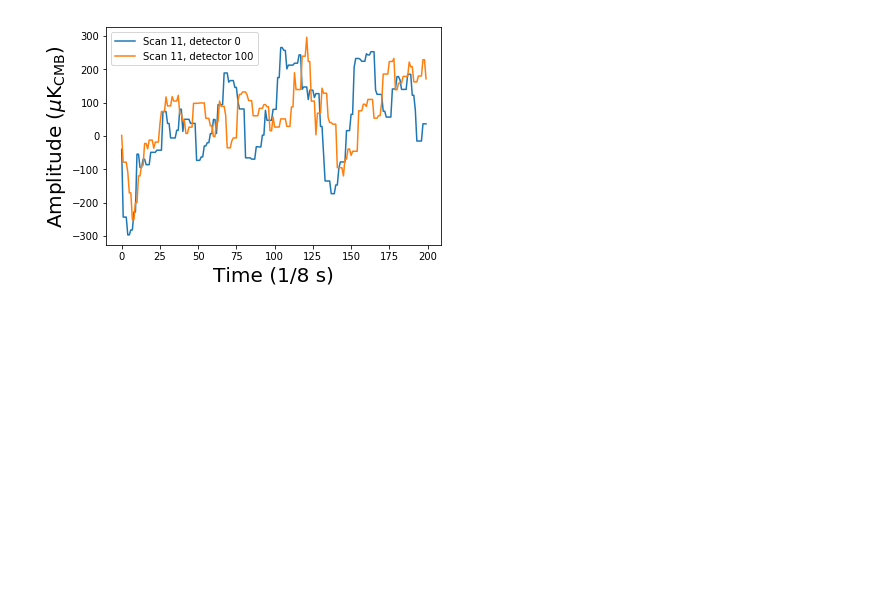
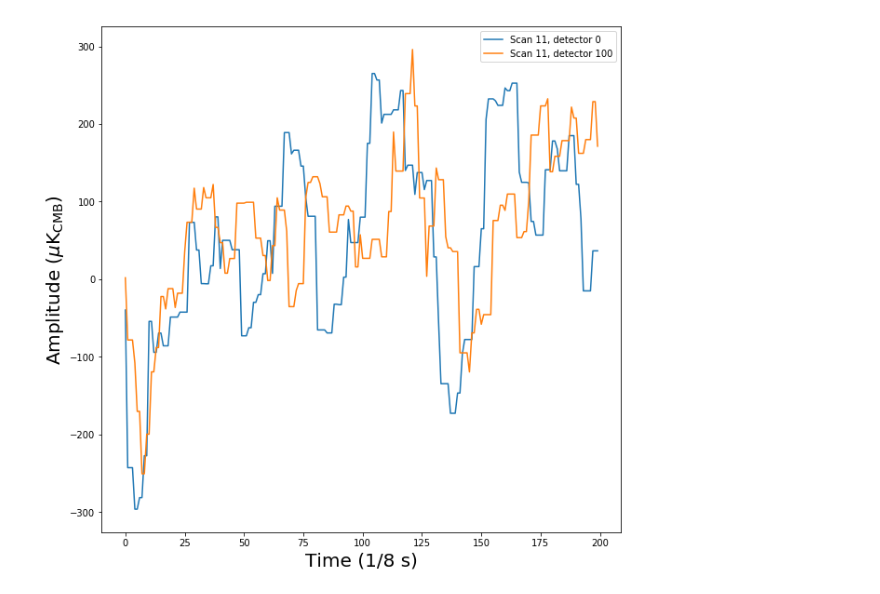
Before and after one commit to JulienPeloton/s4cmb, a Jupyter notebook: jupyter_doc/end_to_end_simulation.ipynb, the cells around one changed output. Saved outputs shown, nothing was run; the diff lists cells and outputs as text; code cells hidden in the pictures; blank space fills up the shorter version.

Commit message:
Clean the doc and make larger figures

```diff
--- a/jupyter_doc/end_to_end_simulation.ipynb
+++ b/jupyter_doc/end_to_end_simulation.ipynb
@@ -47,6 +48,7 @@ if not os.path.isfile('mymaps.fits'):
 # %%
 ## Initialise our input maps
-sky_in = HealpixFitsMap('mymaps.fits', do_pol=True, verbose=False, no_ileak=False, no_quleak=False)
+sky_in = HealpixFitsMap('mymaps.fits', do_pol=True, verbose=False,
+                        no_ileak=False, no_quleak=False)
 # %%
 ## Initialise our instrument
 ## Generate a focal plane with 4 Crate boards, each with 1 MUX board,
@@ -75,36 +77,48 @@ scan = ScanningStrategy(nCES=12, start_date='2013/1/1 00:00:00',
 scan.run()
 # %%
 ## Let's now generate our TOD from our input sky, instrument, and scanning strategy
-## Firts, we will use the difference of pairs of detectors to reconstruct the polarisation (no demodulation).
-## Once we will have the timestreams, we will reconstruct our maps on a sky patch of width 20 deg at
-## a resolution nside = 512.
+## Firts, we will use the difference of pairs of detectors to reconstruct
+## the polarisation (no demodulation).
+## Once we will have the timestreams, we will reconstruct our maps on a
+## sky patch of width 20 deg at a resolution nside = 512.
 
 ## MAP2TOD: scan the input sky to generate timestream channel-by-channel.
 ## this is currently the bottleneck in computation. Need to speed-up this routine!
 ## Hopefully everything is linear ;-)
 
-## This is where you want to parallelize for big runs, so that different processors (or groups or procs)
-## focus on different scans. Here is the serial version:
+## This is where you want to parallelize for big runs, so that different processors
+## (or groups or procs) focus on different scans. Here is the serial version:
 nside_out = 512
+
+## Loop over scans
 for CESnumber in range(scan.nCES):
-    tod = TimeOrderedDataPairDiff(inst, scan, sky_in, CESnumber=CESnumber, nside_out=nside_out, width=20.)
+    tod = TimeOrderedDataPairDiff(inst, scan, sky_in, CESnumber=CESnumber,
+                                  nside_out=nside_out, width=20.)
+
+    ## Initialise map containers
     if CESnumber == 0:
         sky_out_tot = OutputSkyMap(nside=nside_out, obspix=tod.obspix)
+
+    ## Scan input map to get TODs
     d = []
     for det in tqdm(range(inst.focal_plane.nbolometer)):
         d.append(tod.map2tod(det))
+
+    ## Project TOD to maps
     tod.tod2map(np.array(d), sky_out_tot)
 # %%
-## Let's have a look at some TOD, that is d(t) = I(t) + Q(t)cos(2*theta(t)) + U(t)sin(2*theta(t)).
+## Let's have a look at some TOD, that is
+## d(t) = I(t) + Q(t)cos(2*theta(t)) + U(t)sin(2*theta(t)).
 ## Keep in mind we set the sample rate at 8 Hz.
+fig = pl.figure(figsize=(10, 10))
 pl.plot(d[0][0:200], label='Scan 11, detector 0')
 pl.plot(d[100][0:200], label='Scan 11, detector 100')
 pl.legend()
 pl.xlabel('Time (1/8 s)', fontsize=20)
 pl.ylabel('Amplitude ($\mu$K$_{\\rm CMB}$)', fontsize=20)
 pl.show()
 # %% [output]
-[figure, old version]
+[figure, new version]
 # %%
 ## In the absence of systematics, these operations should not change the
 ## signal. Let's check that we did not harm the signal.
```
Also changed, not shown: parts of 2 cells of this notebook.
